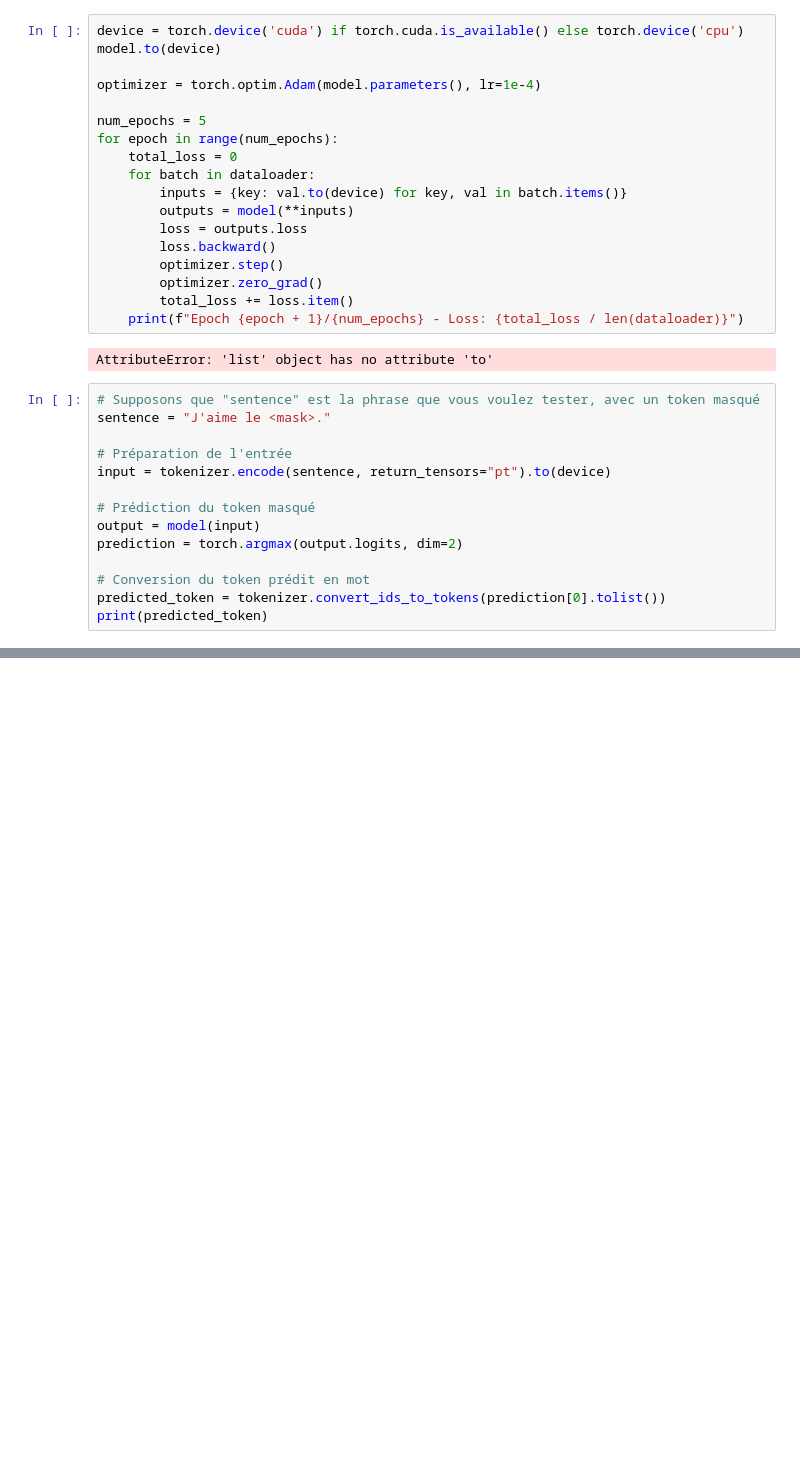
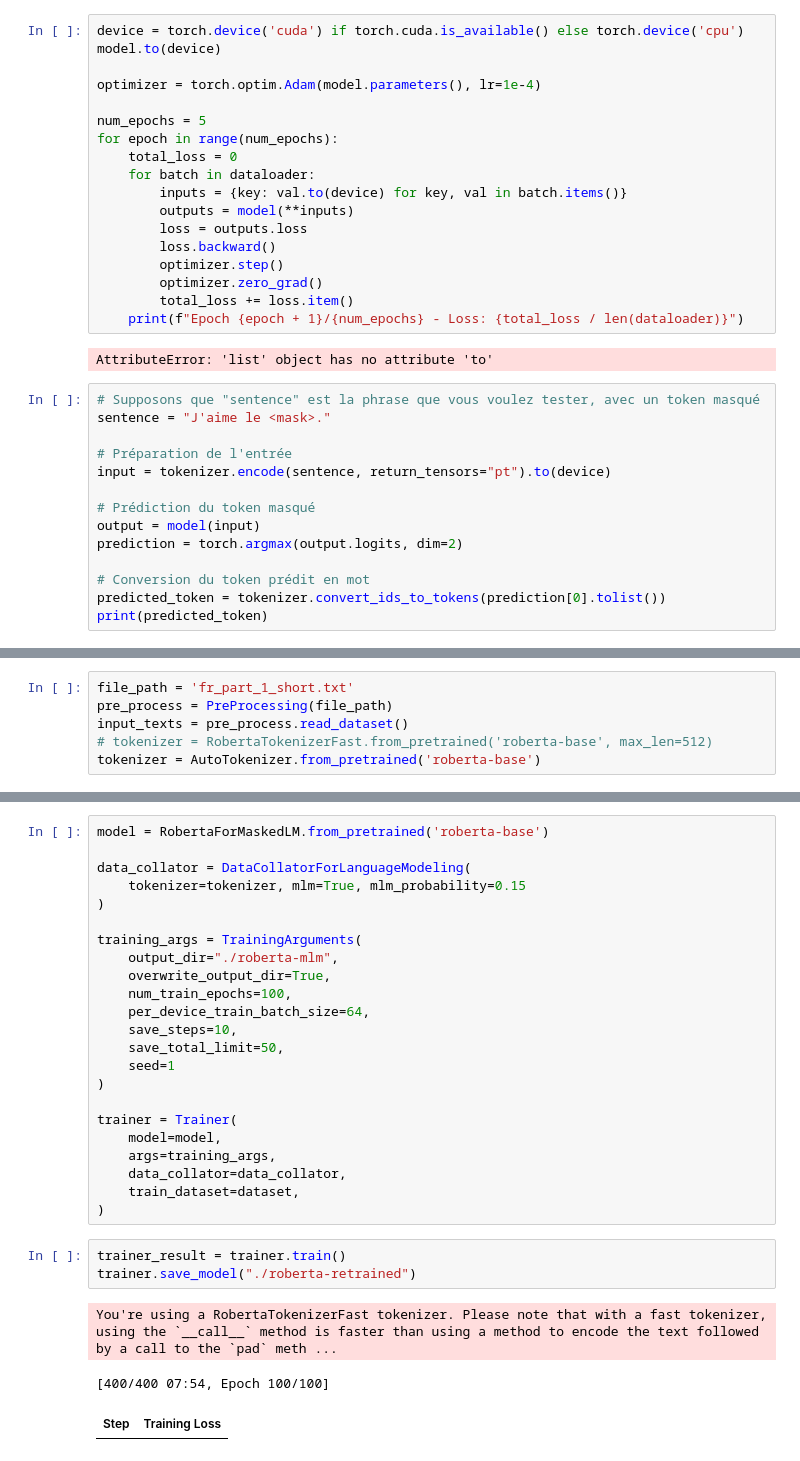
Before and after one commit to KishanthanKingston/CamemBERT, a Jupyter notebook: pretrained_roberta_MLM.ipynb, the cells around one changed output, grey strips where cells are left out. Saved outputs shown, nothing was run; the diff lists cells and outputs as text; blank space fills up the shorter version.

Commit message:
Remplacement du fichier notebook Pretrained Roberta MLM - Version récente

```diff
--- a/pretrained_roberta_MLM.ipynb
+++ b/pretrained_roberta_MLM.ipynb
@@ -65,0 +85,6 @@ print(predicted_token)
+# %%
+file_path = 'fr_part_1_short.txt'
+pre_process = PreProcessing(file_path)
+input_texts = pre_process.read_dataset()
+# tokenizer = RobertaTokenizerFast.from_pretrained('roberta-base', max_len=512)
+tokenizer = AutoTokenizer.from_pretrained('roberta-base')
@@ -65,0 +146,30 @@ print(predicted_token)
+# %%
+model = RobertaForMaskedLM.from_pretrained('roberta-base')
+
+data_collator = DataCollatorForLanguageModeling(
+    tokenizer=tokenizer, mlm=True, mlm_probability=0.15
+)
+
+training_args = TrainingArguments(
+    output_dir="./roberta-mlm",
+    overwrite_output_dir=True,
+    num_train_epochs=100,
+    per_device_train_batch_size=64,
+    save_steps=10,
+    save_total_limit=50,
+    seed=1
+)
+
+trainer = Trainer(
+    model=model,
+    args=training_args,
+    data_collator=data_collator,
+    train_dataset=dataset,
+)
+# %%
+trainer_result = trainer.train()
+trainer.save_model("./roberta-retrained")
+# %% [output]
+You're using a RobertaTokenizerFast tokenizer. Please note that with a fast tokenizer, using the `__call__` method is faster than using a method to encode the text followed by a call to the `pad` meth ...
+[400/400 07:54, Epoch 100/100]
+| Step | Training Loss |
```
Also changed, not shown: parts of 9 cells of this notebook, 2 other files.
